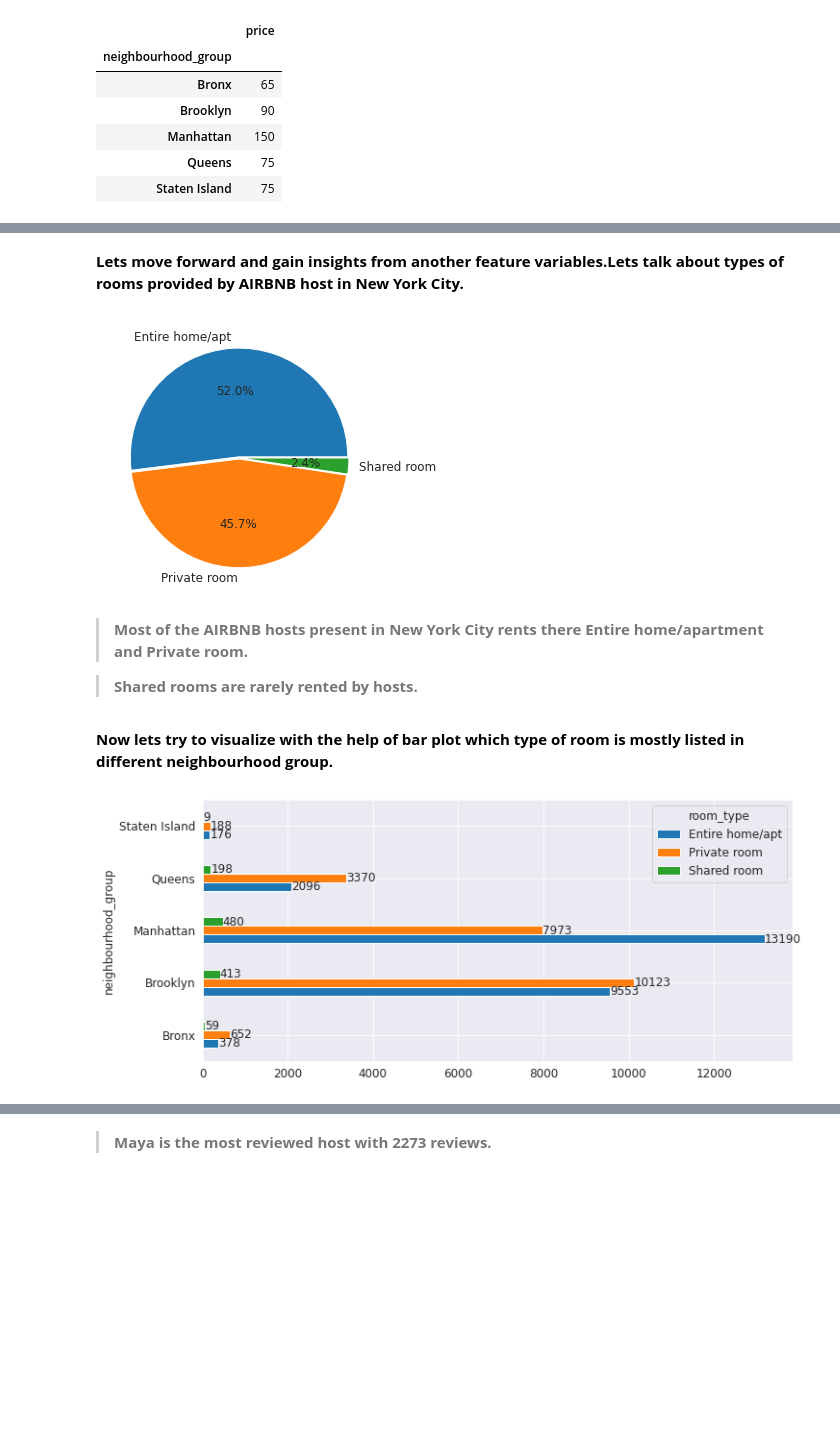
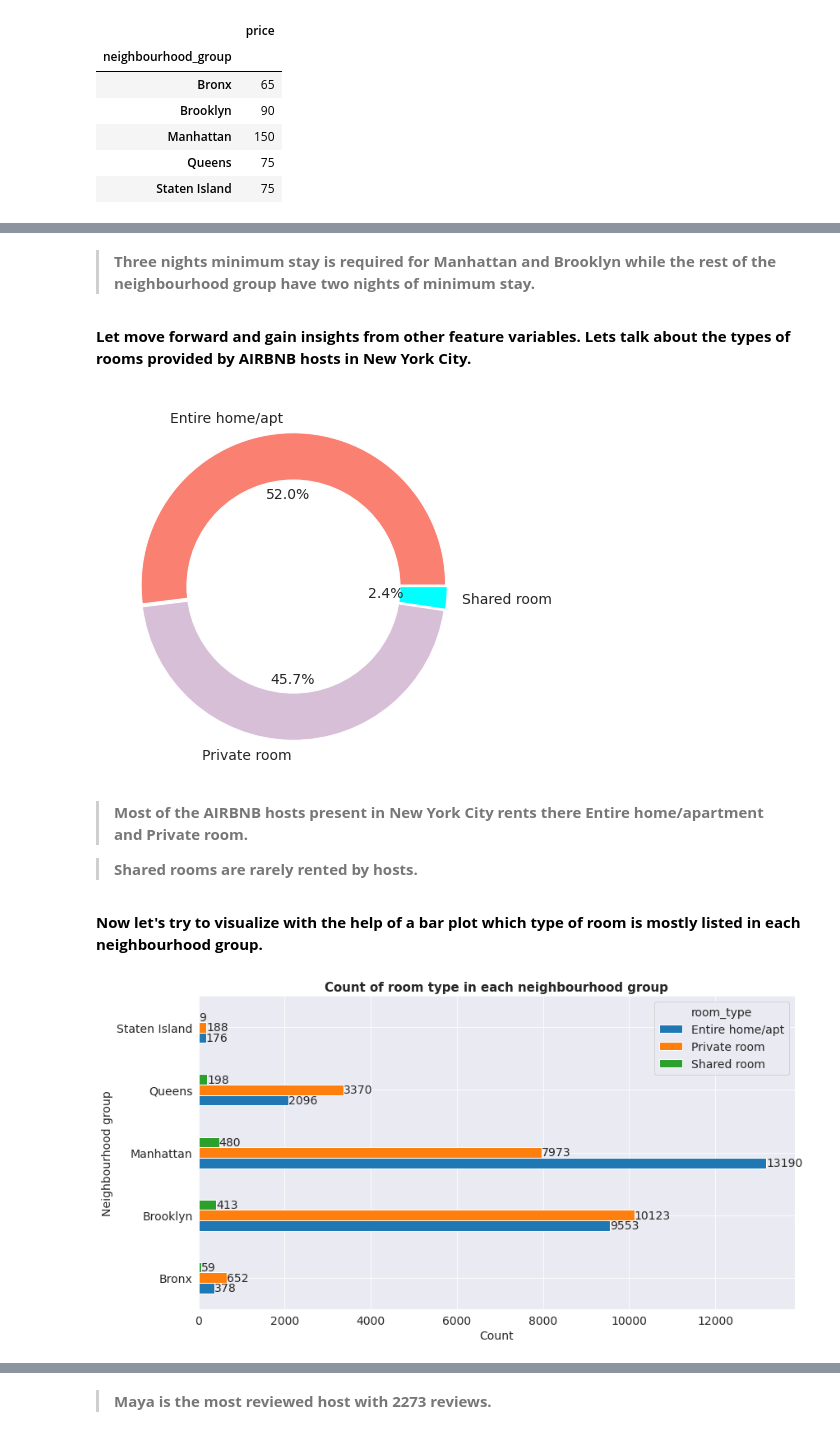
Before and after one commit to RupeshSharma14/Airbnb-Bookings-Analysis, a Jupyter notebook: Airbnb_Bookings_Analysis_Capstone_Project.ipynb, the cells around one changed output, grey strips where cells are left out. Cells and saved outputs as stored; diff of their text form; code cells hidden in the pictures; blank space fills up the shorter version.

```diff
--- a/Airbnb_Bookings_Analysis_Capstone_Project.ipynb
+++ b/Airbnb_Bookings_Analysis_Capstone_Project.ipynb
@@ -131,11 +116,22 @@ reviews_per_month    10052
 last_review          10052
 dtype: int64
 # %%
-# Handling the Nan values
+# Handling the NULL values in "name", "host_name" and "reviews_per_month" columns
 
 airbnb_df.dropna(subset = ["name", "host_name"], inplace = True)        # Dropping the rows having NULL values in "name", "host_name" column
 
 airbnb_df["reviews_per_month"].fillna(0.0, inplace = True)              # Filling NULL values of "reviews_per_month" with 0.0
-
-airbnb_df.drop(labels = "last_review", axis = 1, inplace = True)        # Dropping "last_review" column
+# %%
+# Converting the data type of "last_review" column to datetime object
+
+airbnb_df["last_review"] = airbnb_df["last_review"].astype("datetime64")
+# %%
+# Extracting year and month from the "last_review" column
+
+airbnb_df["last_review_month"] = airbnb_df["last_review"].apply(lambda row: row.month)
+airbnb_df["last_review_year"] = airbnb_df["last_review"].apply(lambda row: row.year)
+# %%
+# Dropping "last_review", "reviews_per_month" column
+
+airbnb_df.drop(labels = ["last_review", "reviews_per_month"], axis = 1, inplace = True)
 # %%
@@ -286,26 +304,41 @@ groupby_price["price"].median().to_frame()
+# %% [markdown]
+> **Three nights minimum stay is required for Manhattan and Brooklyn while the rest of the neighbourhood group have two nights of minimum stay.**
 # %% [markdown]
-**Lets move forward and gain insights from another feature variables.Lets talk about types of rooms provided by AIRBNB host in New York City.**
+**Let move forward and gain insights from other feature variables. Lets talk about the types of rooms provided by AIRBNB hosts in New York City.**
 # %%
 # Type of room space airbnb host provides
 
-plt.pie(airbnb_df['room_type'].value_counts(), labels = ['Entire home/apt', 'Private room', 'Shared room'], autopct='%1.1f%%', explode = [0.01, 0.01, 0.01]);
+plt.pie(airbnb_df['room_type'].value_counts(), labels = ['Entire home/apt', 'Private room', 'Shared room'], autopct='%1.1f%%',
+        explode = [0.01, 0.01, 0.01], colors = ["salmon", "thistle", "aqua"])
+
+# Adding a circle at the center to transform it in a donut chart
+circle = plt.Circle( (0,0), 0.7, color='white')
+ax = plt.gcf()
+ax.gca().add_artist(circle)
+
+plt.show()
 # %% [output]
-[figure, old version]
+[figure, new version]
 # %% [markdown]
 > **Most of the AIRBNB hosts present in New York City rents there Entire home/apartment and Private room.**
 
 > **Shared rooms are rarely rented by hosts.**
 # %% [markdown]
-**Now lets try to visualize with the help of bar plot which type of room is mostly listed in different neighbourhood group.**
+**Now let's try to visualize with the help of a bar plot which type of room is mostly listed in each neighbourhood group.**
 # %%
 # Type of room space airbnb host provides in each borough
 
-neighbourhood_group_room_crosstab =  pd.crosstab(index = airbnb_df["neighbourhood_group"], columns = airbnb_df["room_type"])
-cross_tab = neighbourhood_group_room_crosstab.plot(kind = "barh")
+nhbd_grp_rm =  pd.crosstab(index = airbnb_df["neighbourhood_group"], columns = airbnb_df["room_type"])
+nhbd_grp_rm_plot = nhbd_grp_room.plot(kind = "barh")
 
-# Adding annotations
-for container in cross_tab.containers:
-  cross_tab.bar_label(container, label_type = "edge")
+for container in nhbd_grp_rm_plot.containers:
+  nhbd__grp_rm_plot.bar_label(container)
+
+plt.xlabel("Count")
+plt.ylabel("Neighbourhood group")
+plt.title("Count of room type in each neighbourhood group", fontsize = 15, fontweight = "bold")
+
+plt.show()
 # %% [output]
-[figure, old version]
+[figure, new version]
 # %% [markdown]
```
Also changed, not shown: parts of 66 cells of this notebook.
